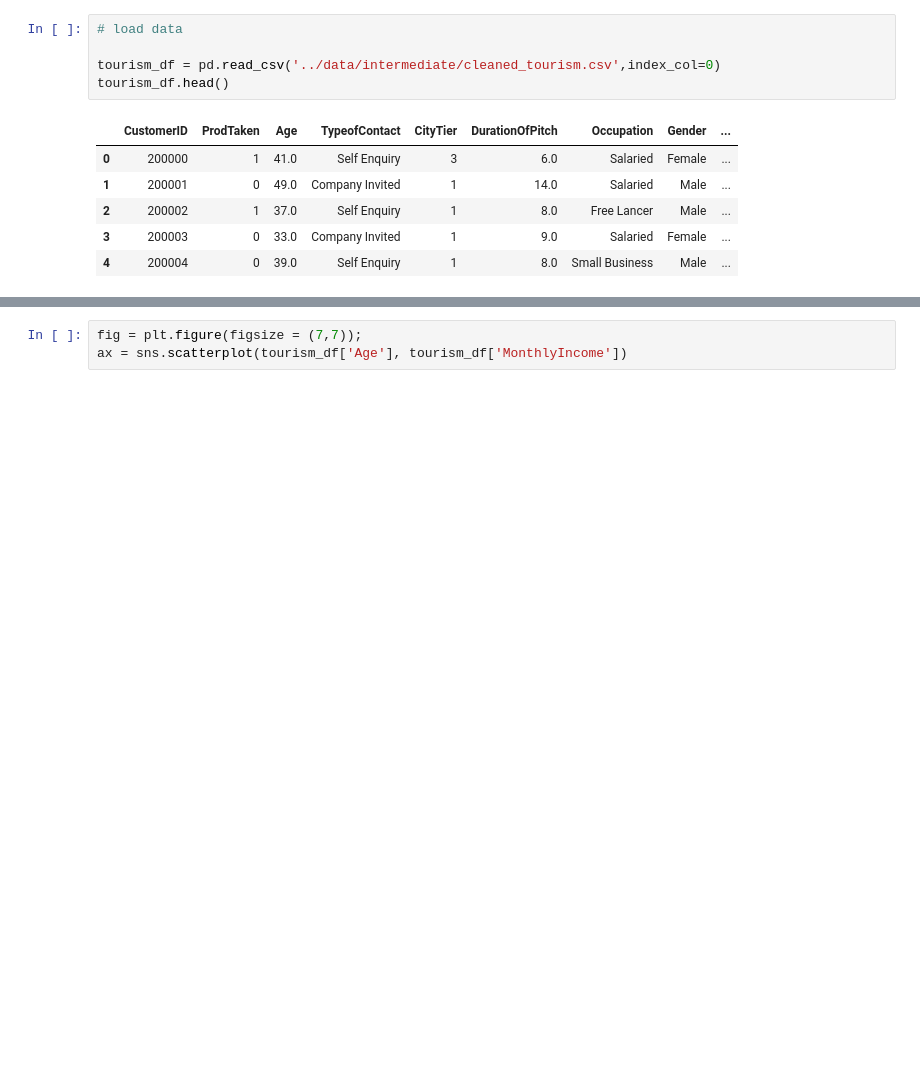
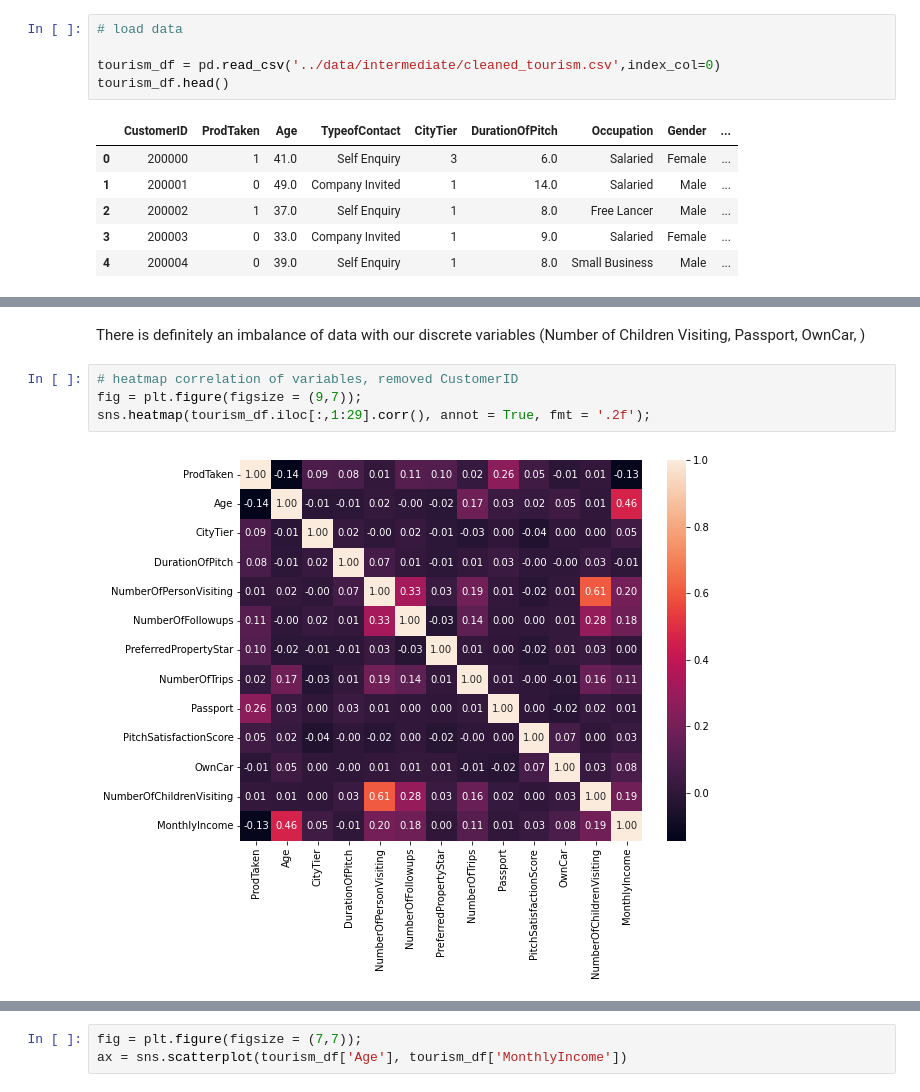
Before and after one commit to chabazite/Tourism_recommendations, a Jupyter notebook: notebooks/2.0_ASI_EDA.ipynb, the cells around one changed output, grey strips where cells are left out. Drawn from its saved outputs; the diff is of its cells as text; blank space fills up the shorter version.

```diff
--- a/notebooks/2.0_ASI_EDA.ipynb
+++ b/notebooks/2.0_ASI_EDA.ipynb
@@ -20,0 +38,8 @@ tourism_df.head()
+# %% [markdown]
+There is definitely an imbalance of data with our discrete variables (Number of Children Visiting, Passport, OwnCar, )
+# %%
+# heatmap correlation of variables, removed CustomerID
+fig = plt.figure(figsize = (9,7));
+sns.heatmap(tourism_df.iloc[:,1:29].corr(), annot = True, fmt = '.2f');
+# %% [output]
+[figure, added]
```
Also changed, not shown: parts of 17 cells of this notebook.
